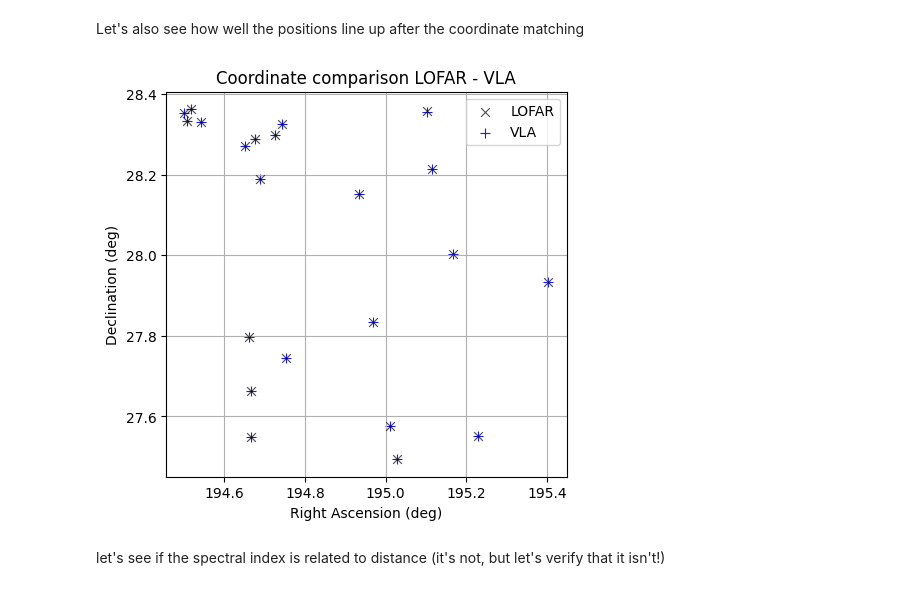
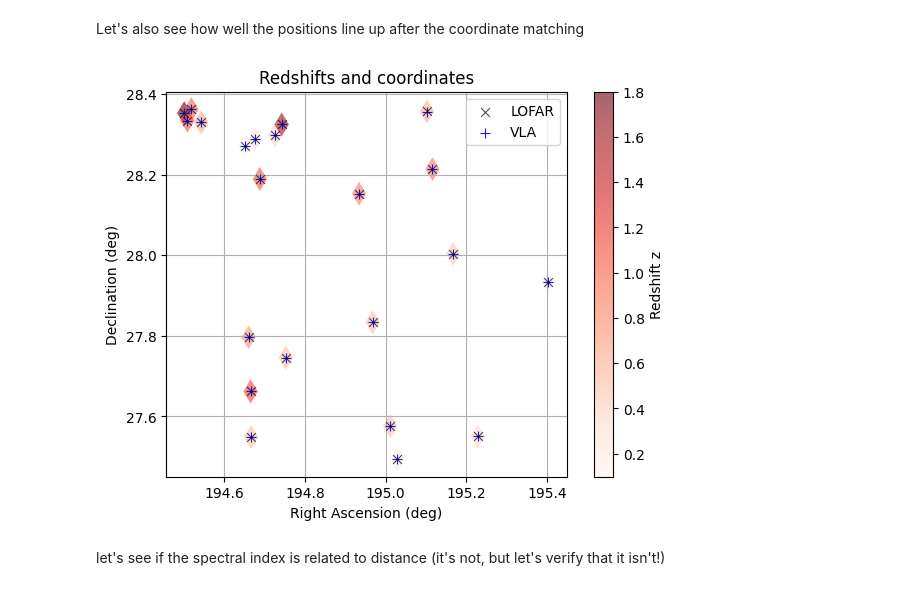
Before and after one commit to Svuem/datasets-AGN-mini-project, a Jupyter notebook: Mini_project.ipynb, the cells around one changed output. Saved outputs shown, nothing was run; the diff lists cells and outputs as text; code cells hidden in the pictures.

```diff
--- a/Mini_project.ipynb
+++ b/Mini_project.ipynb
@@ -300,20 +337,29 @@ plt.show()
 # %% [markdown]
 Let's also see how well the positions line up after the coordinate matching
 # %%
+
+
 plt.figure (figsize=(7, 5))
 lofar_scatter = plt.scatter(lofar_matched['RA'], lofar_matched['DEC'], c='black', marker='x', s=40, linewidths=0.8, alpha=0.7, label='LOFAR', zorder=10)
-first_scatter = plt.scatter(first_matched['RA'], first_matched['DEC'], c='blue', marker='+', s=50, linewidths=0.8, alpha=0.9, label='VLA')
+first_scatter = plt.scatter(first_matched['RA'], first_matched['DEC'], c='blue', marker='+', s=50, linewidths=0.8, alpha=0.9, label='VLA', zorder=5)
+
+redshift_aura = plt.scatter(lofar_matched['RA'], lofar_matched['DEC'], c=lofar_matched['z_best'], cmap='Reds', marker='d', s=150, alpha=0.6, edgecolor='none',  linewidth=0.5)
+
+cbar = plt.colorbar(redshift_aura)
+cbar.set_label('Redshift z')
+
+
 
 plt.xlabel('Right Ascension (deg)')
 plt.ylabel('Declination (deg)')
-plt.title('Coordinate comparison LOFAR - VLA')
+plt.title('Redshifts and coordinates')
 plt.grid(True)
 plt.gca().set_aspect('equal', adjustable='box')
 plt.legend(loc='upper right')
 
 plt.show()
 # %% [output]
-[figure, old version]
+[figure, new version]
 # %% [markdown]
 let's see if the spectral index is related to distance (it's not, but let's verify that it isn't!)
 # %%
```
Also changed, not shown: parts of 17 cells of this notebook, 2 other files.
